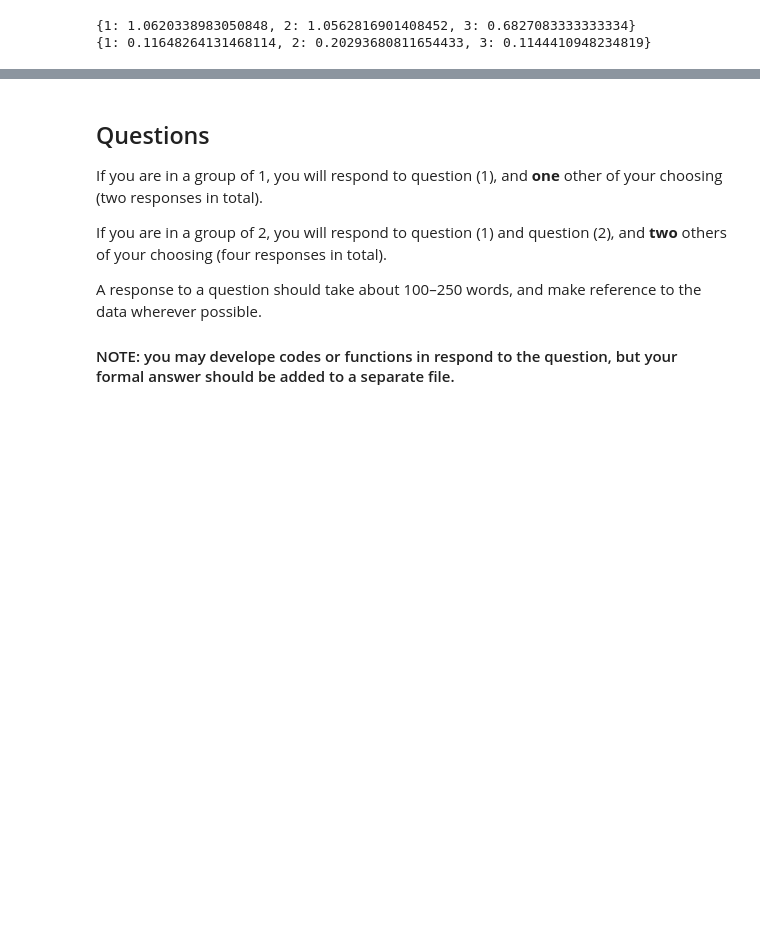
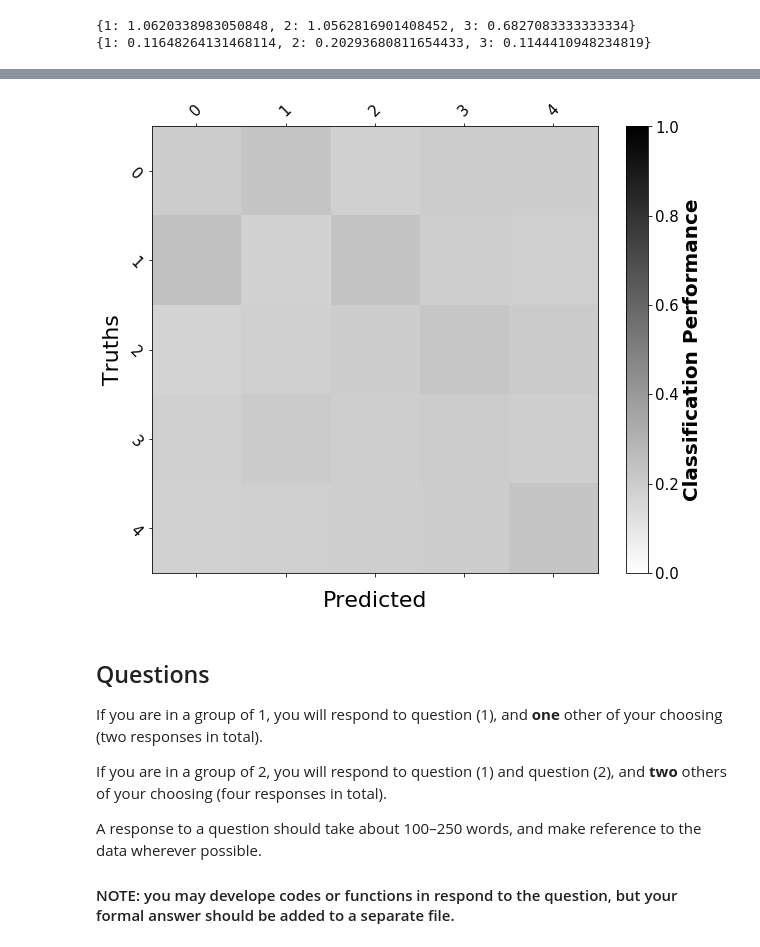
Before and after one commit to wisdomleck/Machine_Learning_A1, a Jupyter notebook: Assignment_1_Alec.ipynb, the cells around one changed output, grey strips where cells are left out. Cells and saved outputs as stored; diff of their text form; code cells hidden in the pictures; blank space fills up the shorter version.

Commit message:
Evaluate function currently outputs a crude accruacy % and confusion matrix with a heatmap.

```diff
--- a/Assignment_1_Alec.ipynb
+++ b/Assignment_1_Alec.ipynb
@@ -302,0 +271,86 @@ testPred = []
+# %%
+# This function should evaliate the prediction performance by comparing your model’s class outputs to ground
+# truth labels
+
+# CODE TO RUN M-CROSS VALIDATION
+m = 5;
+width = int(dataframe.shape[0] / m);
+evaluations = []
+for i in range(0,m):
+    testSet = dataframe.index[i*width:(i+1)*width]
+    trainSet = dataframe.drop(dataframe.index[i*width:(i+1)*width])
+    # Call predict using thse two dataframes
+
+
+
+# Currently uses Crude total accuracy, confusion matrix of truth vs classified %'s as evaluation metrics
+# Calculates the prediction accuracy and outputs a confusion matrix of truths vs predictions
+
+def evaluate(truthlist, predictions):
+    # First calculate a crude accuracy score
+    correct = 0;
+    wrong = 0;
+    for i in range(0,len(truthlist)):
+        if(truthlist[i] == predictions[i]):
+            correct += 1
+        else:
+            wrong += 1;
+    print("The accuracy of the predictions is: {:.5f}\n".format(correct/(correct + wrong)))
+
+    # Now construct a confusion matrix of each attribute
+    truthSeries = pd.Series(truthlist, name = "Truths")
+    predictionSeries = pd.Series(predictions, name = "Predictions")
+    confusionDf = pd.crosstab(truthSeries, predictionSeries, rownames=["Truths"], colnames=["Predicted"], margins=True)
+    print("Confusion Matrix of Truths vs Predicted frequencies\n")
+    print(confusionDf)
+    print("\n\n")
+
+    # Now normalise the confusion matrix so its a percentage of classification performance
+    confusionDf = pd.crosstab(truthSeries, predictionSeries, rownames=["Truths"], colnames=["Predicted"], margins=False)
+    confusionDfNormalised = confusionDf / confusionDf.sum(axis=1)
+    print("Confusion Matrix of Correctly Labeled Classes %'s\n")
+    print(confusionDfNormalised)
+    print("\n\n")
+
+    # Now print out the color map of the classification performaces
+    plot_color_map(confusionDfNormalised)
+
+    return
+
+# Plots the confusion matrix
+
+def plot_color_map(confusionDf):
+    title = "Confusion Matrix"
+    cmap = plt.cm.gray_r
+    plt.figure(figsize=(10,8))
+    plt.matshow(confusionDf, cmap = cmap, fignum=1)
+
+    # Set the scale (0,1) and fontsize for the color bar
+    plt.clim(0, 1)
+    cbar = plt.colorbar()
+    cbar.set_label(label="Classification Performance", weight="bold", fontsize=20)
+    cbar.ax.tick_params(labelsize=15)
+
+    # Axis information
+    tick_marks = np.arange(len(confusionDf.columns))
+    plt.xticks(tick_marks, confusionDf.columns, rotation = 45, fontsize=15)
+    plt.yticks(tick_marks, confusionDf.index, rotation = -45, fontsize=15)
+    plt.ylabel(confusionDf.index.name, fontsize=22)
+    plt.xlabel(confusionDf.columns.name, labelpad = 18, fontsize=22)
+
+    return
+
+# Finds the most common class label and returns it. Use this to predict all instances as a baseline
+def zeroR(df):
+    classLabel = df['CLASS'].value_counts().idxmax();
+    return classLabel
+
+import random
+
+# Test sets. Currently uniformly distributed classes in range (0,5)
+
+testTruth = [random.randrange(0,5,1) for i in range(3000)]
+testPred = [random.randrange(0,5,1) for i in range(3000)]
+
+evaluate(testTruth, testPred)
+# %% [output]
@@ -303,3 +374,4 @@ testPred = []
+[figure, added]
 # %% [markdown]
 ## Questions
 
```
Also changed, not shown: parts of 2 cells of this notebook.
